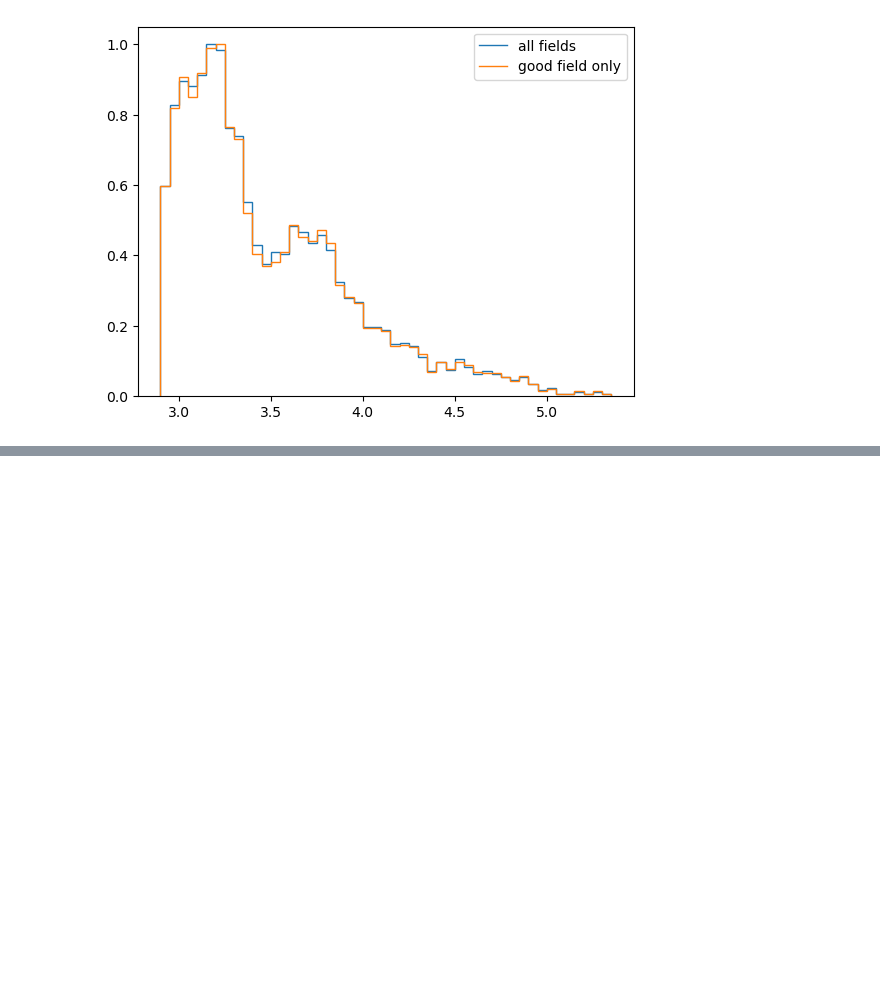
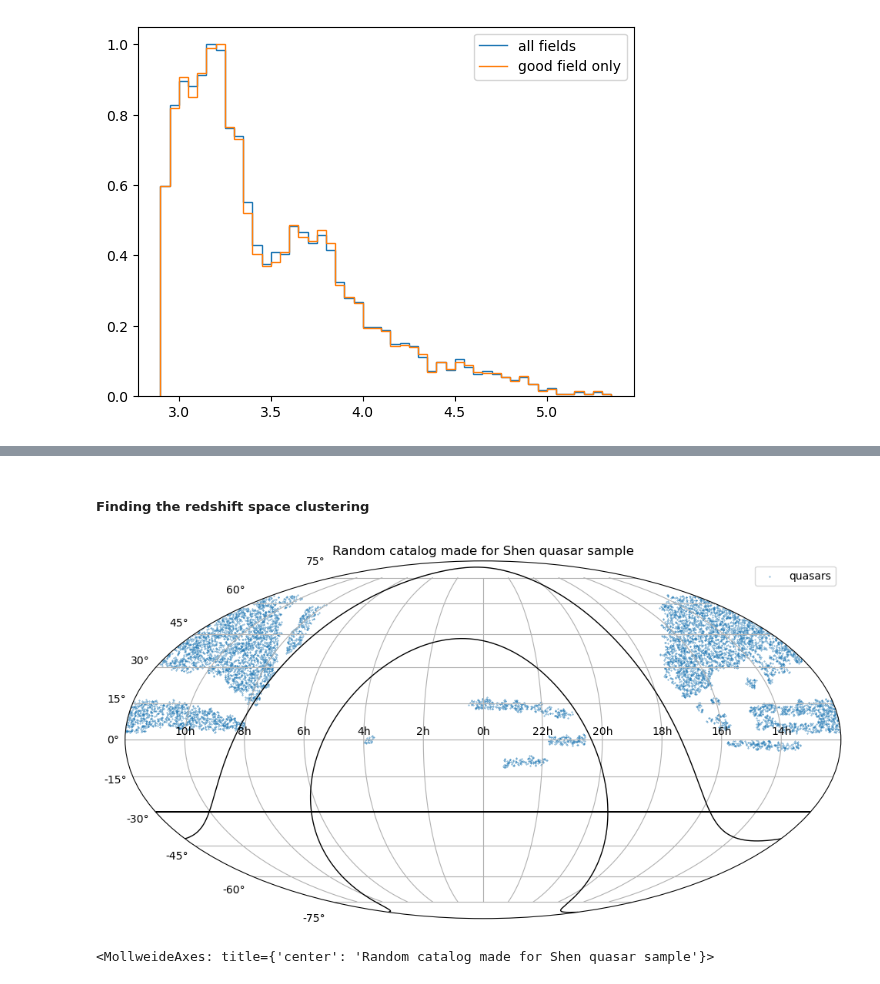
Before and after one commit to VibinRam/DP2, a Jupyter notebook: Codes/Clustering_analysis/Shen_SDSS_reproduce.ipynb, the cells around one changed output, grey strips where cells are left out. Drawn from its saved outputs; the diff is of its cells as text; code cells hidden in the pictures; blank space fills up the shorter version.

```diff
--- a/Codes/Clustering_analysis/Shen_SDSS_reproduce.ipynb
+++ b/Codes/Clustering_analysis/Shen_SDSS_reproduce.ipynb
@@ -211,0 +133,10 @@ log_bin = [round(pow(10,i * 0.1 + np.log10(2.244)),3) for i in range(0,22)]
+# %% [markdown]
+##### Finding the redshift space clustering
+# %%
+rand_ra_col_shen, rand_dec_col_shen, rand_red_col_shen = make_shen_random_catalog(ra_col_shen, dec_col_shen, red_col_shen, 5, 11, 2)
+plt.close()
+
+plot_sky_map_ps1(rand_ra_col_shen, rand_dec_col_shen, labels=['quasars'], title="Random catalog made for Shen quasar sample", mark_size=0.1)
+# %% [output]
+[figure, added]
+<MollweideAxes: title={'center': 'Random catalog made for Shen quasar sample'}>
```
Also changed, not shown: parts of 25 cells of this notebook, 18 other files.
